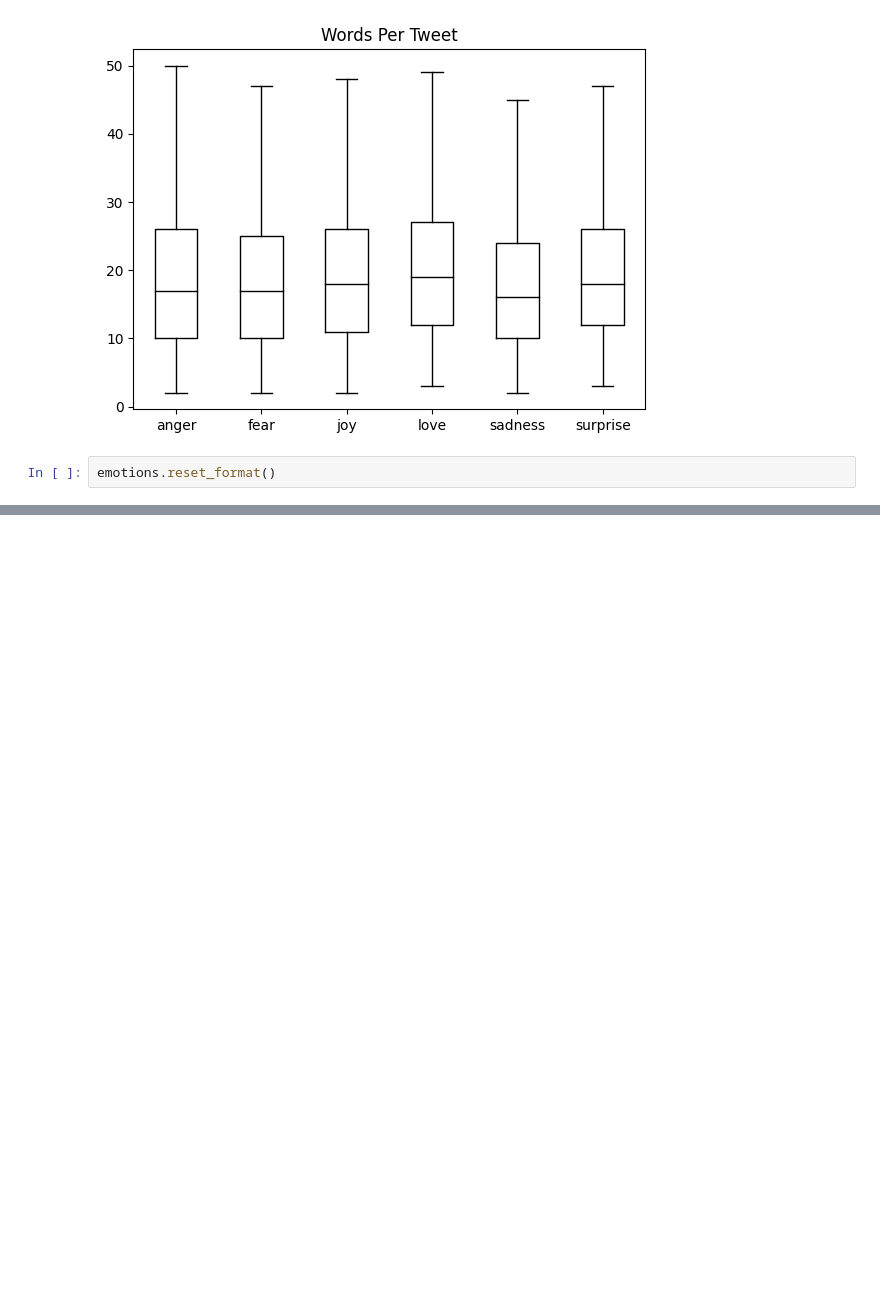
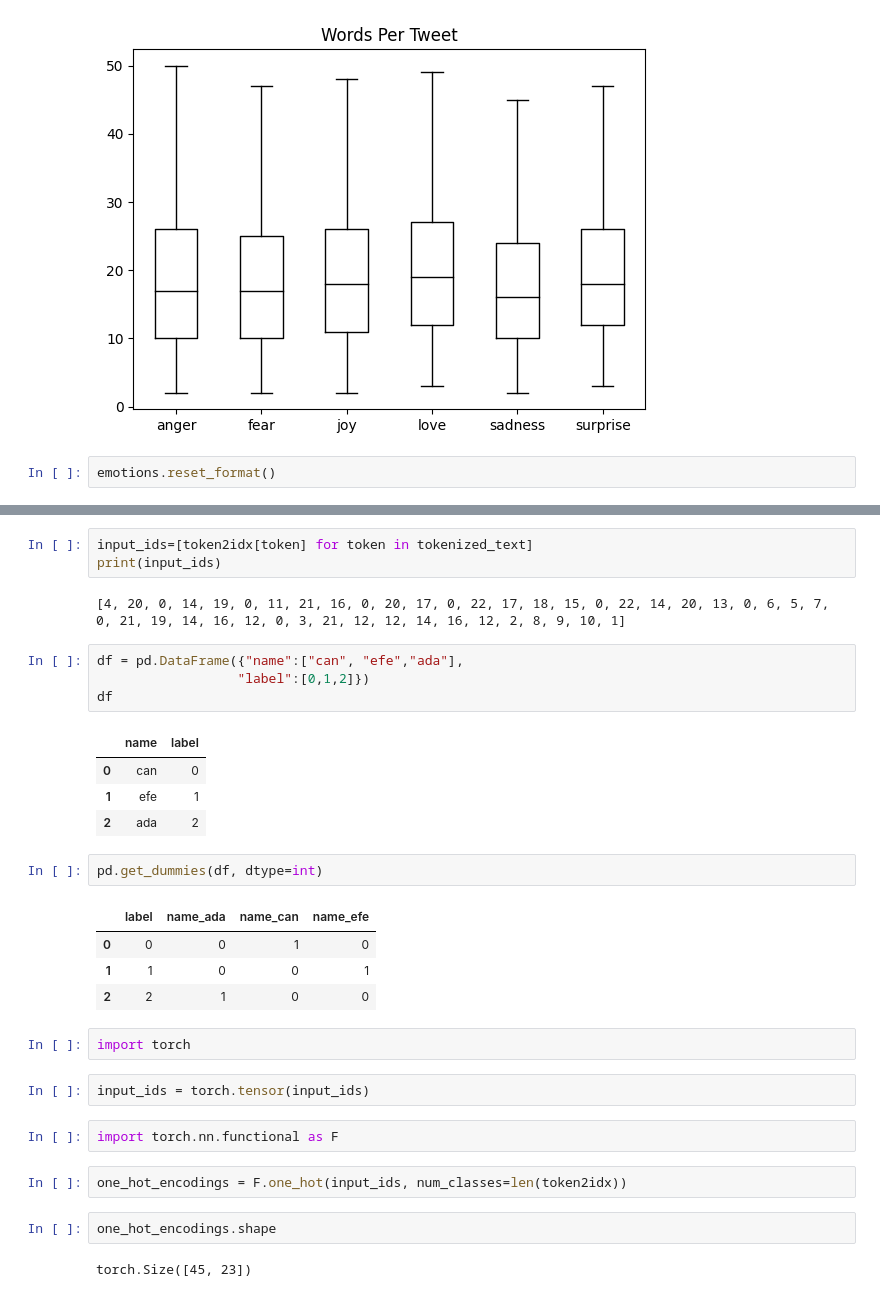
Before and after one commit to TirendazAcademy/Hugging-Face-Tutorials, a Jupyter notebook: Sentiment-Analysis/Emotion-Analysis-with-HuggingFace.ipynb, the cells around one changed output, grey strips where cells are left out. Drawn from its saved outputs; the diff is of its cells as text; blank space fills up the shorter version.

```diff
--- a/Sentiment-Analysis/Emotion-Analysis-with-HuggingFace.ipynb
+++ b/Sentiment-Analysis/Emotion-Analysis-with-HuggingFace.ipynb
@@ -116,0 +130,33 @@ emotions.reset_format()
+# %%
+input_ids=[token2idx[token] for token in tokenized_text]
+print(input_ids)
+# %% [output]
+[4, 20, 0, 14, 19, 0, 11, 21, 16, 0, 20, 17, 0, 22, 17, 18, 15, 0, 22, 14, 20, 13, 0, 6, 5, 7, 0, 21, 19, 14, 16, 12, 0, 3, 21, 12, 12, 14, 16, 12, 2, 8, 9, 10, 1]
+# %%
+df = pd.DataFrame({"name":["can", "efe","ada"],
+                  "label":[0,1,2]})
+df
+# %% [output]
+|  | name | label |
+| 0 | can | 0 |
+| 1 | efe | 1 |
+| 2 | ada | 2 |
+# %%
+pd.get_dummies(df, dtype=int)
+# %% [output]
+|  | label | name_ada | name_can | name_efe |
+| 0 | 0 | 0 | 1 | 0 |
+| 1 | 1 | 0 | 0 | 1 |
+| 2 | 2 | 1 | 0 | 0 |
+# %%
+import torch
+# %%
+input_ids = torch.tensor(input_ids)
+# %%
+import torch.nn.functional as F
+# %%
+one_hot_encodings = F.one_hot(input_ids, num_classes=len(token2idx))
+# %%
+one_hot_encodings.shape
+# %% [output]
+torch.Size([45, 23])
```
Also changed, not shown: parts of 24 cells of this notebook.
